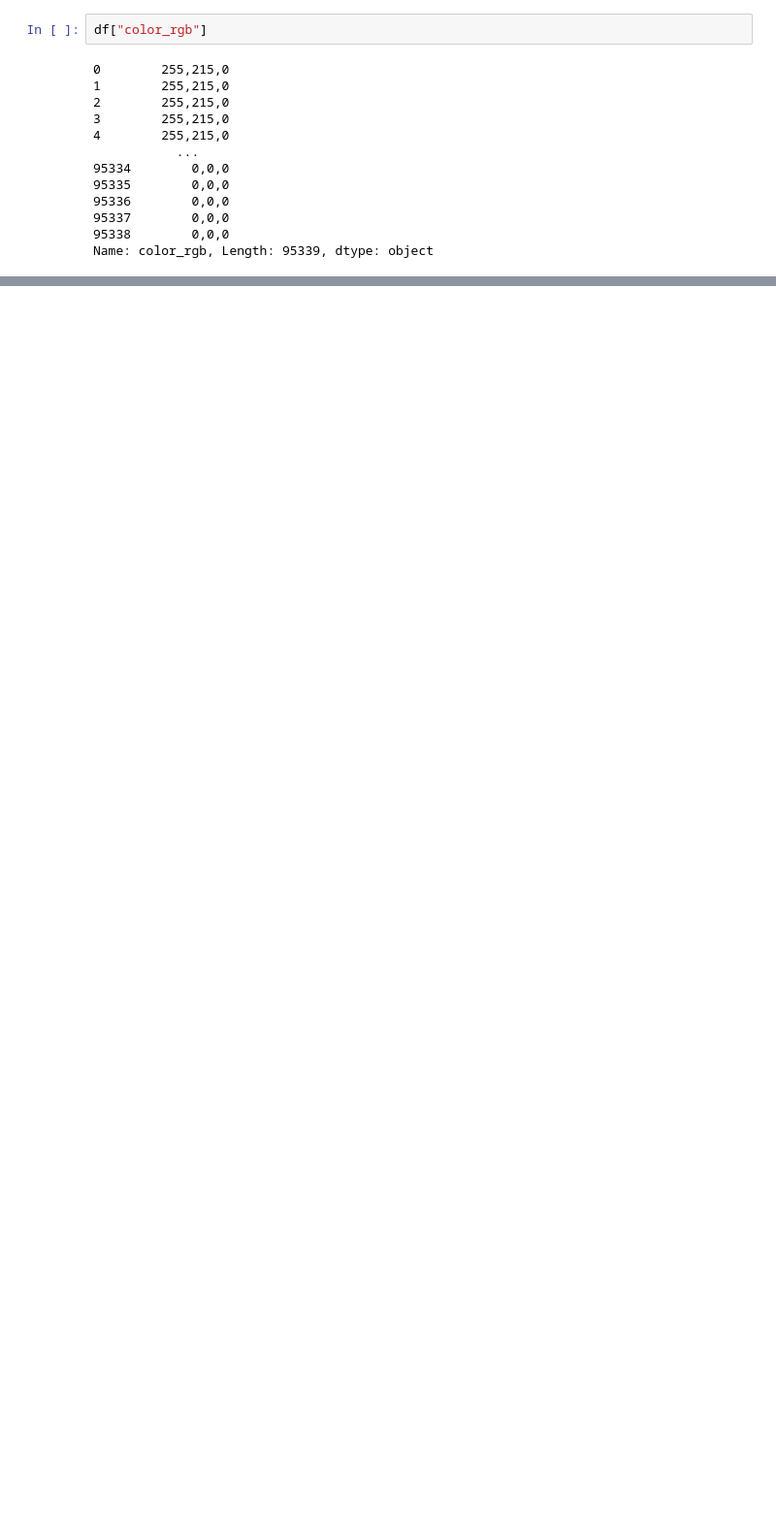
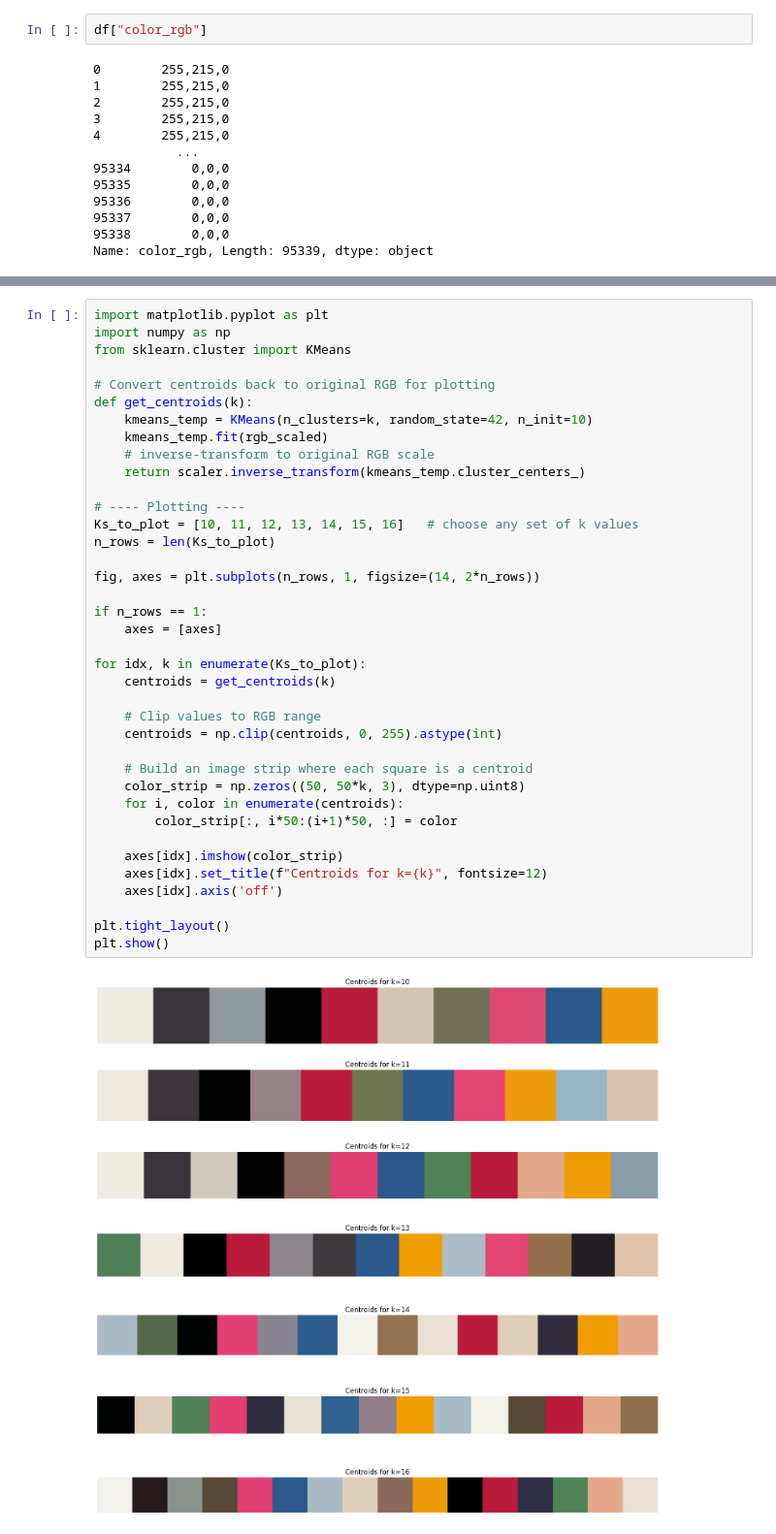
Before and after one commit to taniapazospuig/mango-demand-forecasting, a Jupyter notebook: data_exploration.ipynb, the cells around one changed output, grey strips where cells are left out. Shown at 97% size. Drawn from its saved outputs; the diff is of its cells as text; blank space fills up the shorter version.

```diff
--- a/data_exploration.ipynb
+++ b/data_exploration.ipynb
@@ -133,0 +428,40 @@ df[color_cluster].unique()
+# %%
+import matplotlib.pyplot as plt
+import numpy as np
+from sklearn.cluster import KMeans
+
+# Convert centroids back to original RGB for plotting
+def get_centroids(k):
+    kmeans_temp = KMeans(n_clusters=k, random_state=42, n_init=10)
+    kmeans_temp.fit(rgb_scaled)
+    # inverse-transform to original RGB scale
+    return scaler.inverse_transform(kmeans_temp.cluster_centers_)
+
+# ---- Plotting ----
+Ks_to_plot = [10, 11, 12, 13, 14, 15, 16]   # choose any set of k values
+n_rows = len(Ks_to_plot)
+
+fig, axes = plt.subplots(n_rows, 1, figsize=(14, 2*n_rows))
+
+if n_rows == 1:
+    axes = [axes]
+
+for idx, k in enumerate(Ks_to_plot):
+    centroids = get_centroids(k)
+
+    # Clip values to RGB range
+    centroids = np.clip(centroids, 0, 255).astype(int)
+
+    # Build an image strip where each square is a centroid
+    color_strip = np.zeros((50, 50*k, 3), dtype=np.uint8)
+    for i, color in enumerate(centroids):
+        color_strip[:, i*50:(i+1)*50, :] = color
+
+    axes[idx].imshow(color_strip)
+    axes[idx].set_title(f"Centroids for k={k}", fontsize=12)
+    axes[idx].axis('off')
+
+plt.tight_layout()
+plt.show()
+# %% [output]
+[figure, added]
```
Also changed, not shown: parts of 14 cells of this notebook.
